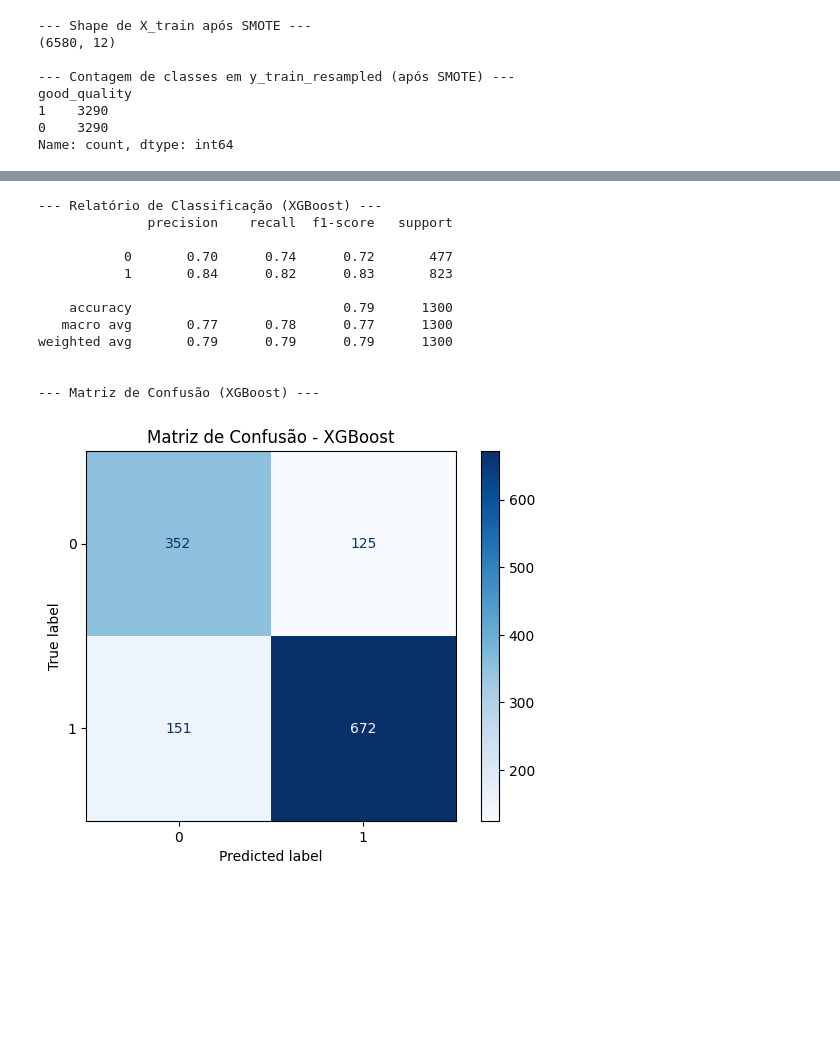
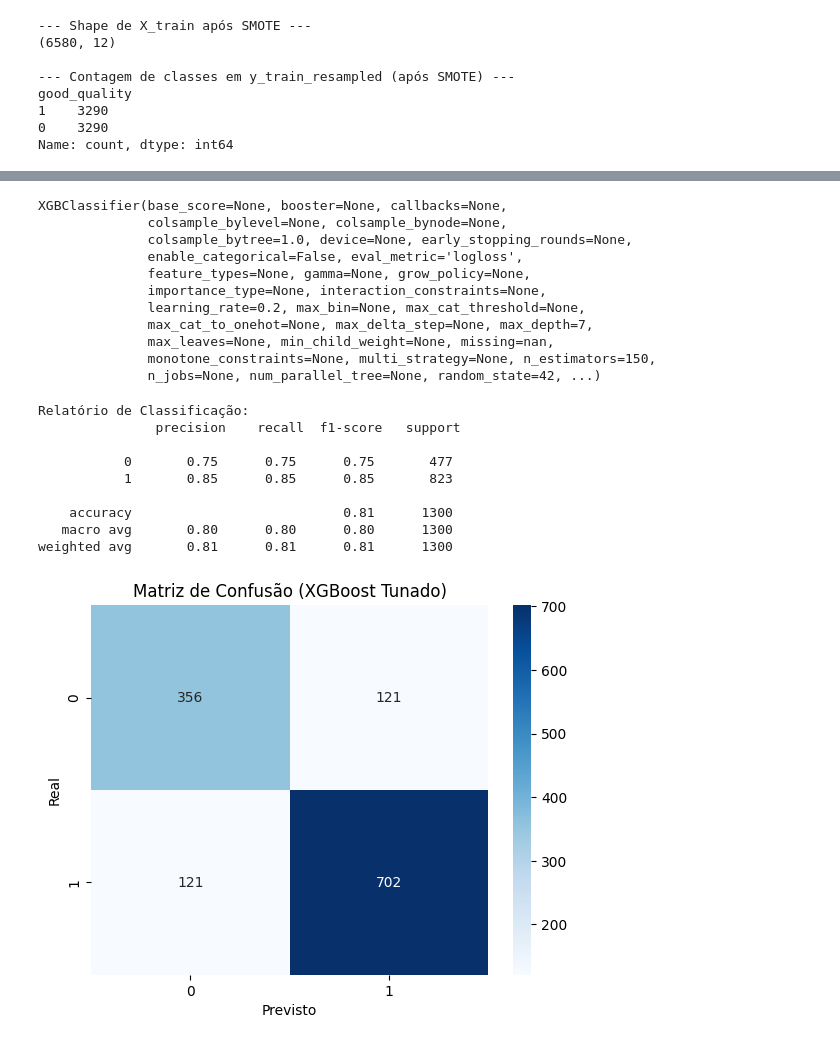
Before and after one commit to BMateusSs/Projeto-PSI3, a Jupyter notebook: XGBoost_qualidade_caract.ipynb, the cells around one changed output, grey strips where cells are left out. Drawn from its saved outputs; the diff is of its cells as text; code cells hidden in the pictures; blank space fills up the shorter version.

Commit message:
Pegando melhores parâmetros com Grid search

```diff
--- a/XGBoost_qualidade_caract.ipynb
+++ b/XGBoost_qualidade_caract.ipynb
@@ -186,27 +208,53 @@ y_pred_proba = xgb_model.predict_proba(X_test)[:, 1]
+# %%
+melhores_params = grid_search.best_params_
+
+xgb_model = xgb.XGBClassifier(
+    objective='binary:logistic',
+    eval_metric='logloss',
+    random_state=42,
+    **melhores_params
+)
+
+xgb_model.fit(X_train_resampled, y_train_resampled)
+# %% [output]
+XGBClassifier(base_score=None, booster=None, callbacks=None,
+              colsample_bylevel=None, colsample_bynode=None,
+              colsample_bytree=1.0, device=None, early_stopping_rounds=None,
+              enable_categorical=False, eval_metric='logloss',
+              feature_types=None, gamma=None, grow_policy=None,
+              importance_type=None, interaction_constraints=None,
+              learning_rate=0.2, max_bin=None, max_cat_threshold=None,
+              max_cat_to_onehot=None, max_delta_step=None, max_depth=7,
+              max_leaves=None, min_child_weight=None, missing=nan,
+              monotone_constraints=None, multi_strategy=None, n_estimators=150,
+              n_jobs=None, num_parallel_tree=None, random_state=42, ...)
 # %%
-print("\n--- Relatório de Classificação (XGBoost) ---")
-print(classification_report(y_test, y_pred))
+# 🔟 Previsão e relatório
+y_pred = xgb_model.predict(X_test)
+y_pred_proba = xgb_model.predict_proba(X_test)[:, 1]
 
-print("\n--- Matriz de Confusão (XGBoost) ---")
+from sklearn.metrics import classification_report, confusion_matrix
+
+print("Relatório de Classificação:\n", classification_report(y_test, y_pred))
+
+# Matriz de confusão
 cm = confusion_matrix(y_test, y_pred)
-disp = ConfusionMatrixDisplay(confusion_matrix=cm)
-disp.plot(cmap='Blues')
-plt.title('Matriz de Confusão - XGBoost')
+sns.heatmap(cm, annot=True, fmt='d', cmap='Blues')
+plt.xlabel('Previsto')
+plt.ylabel('Real')
+plt.title('Matriz de Confusão (XGBoost Tunado)')
 plt.show()
 # %% [output]
---- Relatório de Classificação (XGBoost) ---
-              precision    recall  f1-score   support
+Relatório de Classificação:
+               precision    recall  f1-score   support
 
-           0       0.70      0.74      0.72       477
-           1       0.84      0.82      0.83       823
+           0       0.75      0.75      0.75       477
+           1       0.85      0.85      0.85       823
 
-    accuracy                           0.79      1300
-   macro avg       0.77      0.78      0.77      1300
-weighted avg       0.79      0.79      0.79      1300
-
-
---- Matriz de Confusão (XGBoost) ---
+    accuracy                           0.81      1300
+   macro avg       0.80      0.80      0.80      1300
+weighted avg       0.81      0.81      0.81      1300
-[figure, old version]
+[figure, new version]
 # %%
 fpr, tpr, thresholds = roc_curve(y_test, y_pred_proba)
 roc_auc = roc_auc_score(y_test, y_pred_proba)
```
Also changed, not shown: parts of 5 cells of this notebook.
